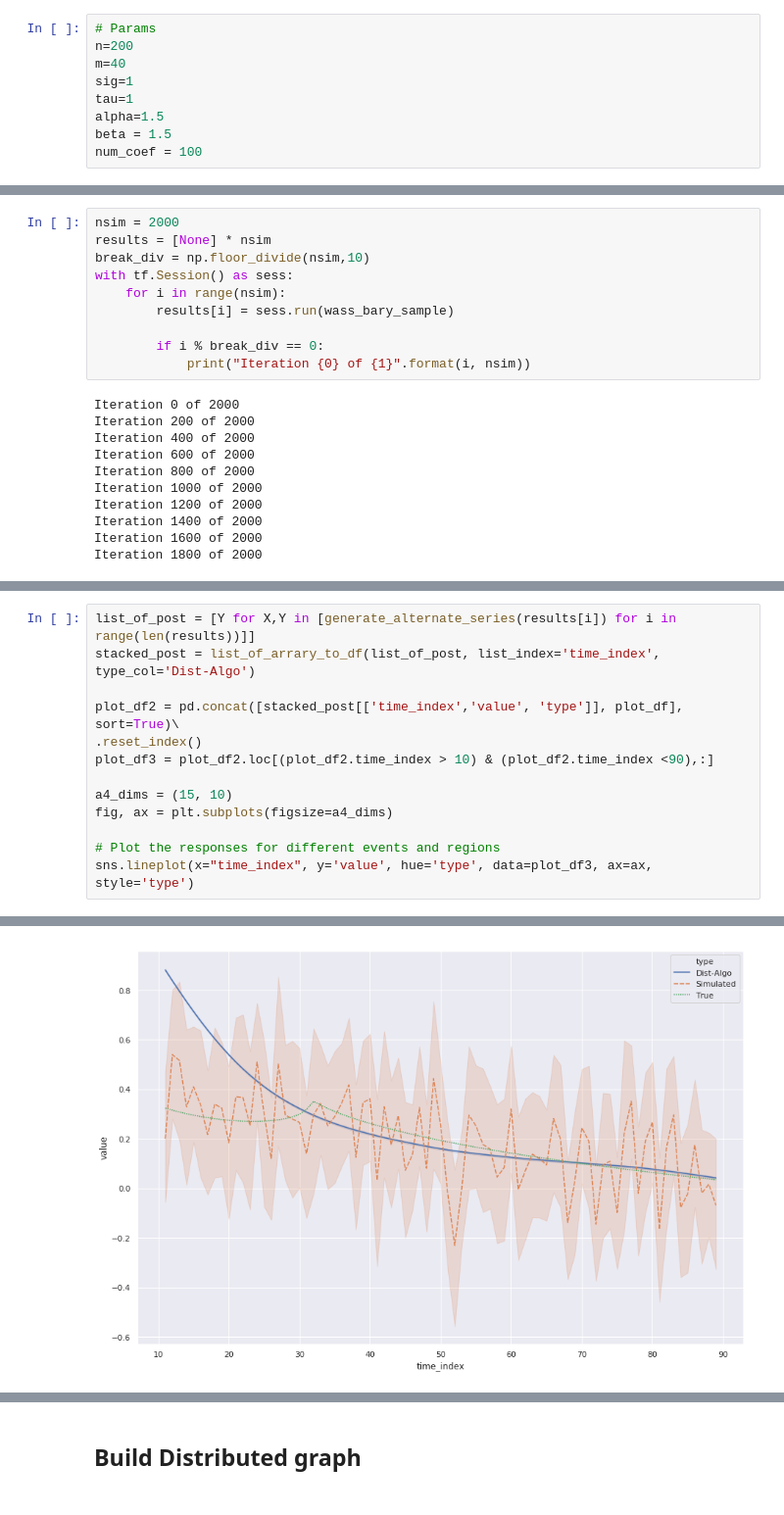
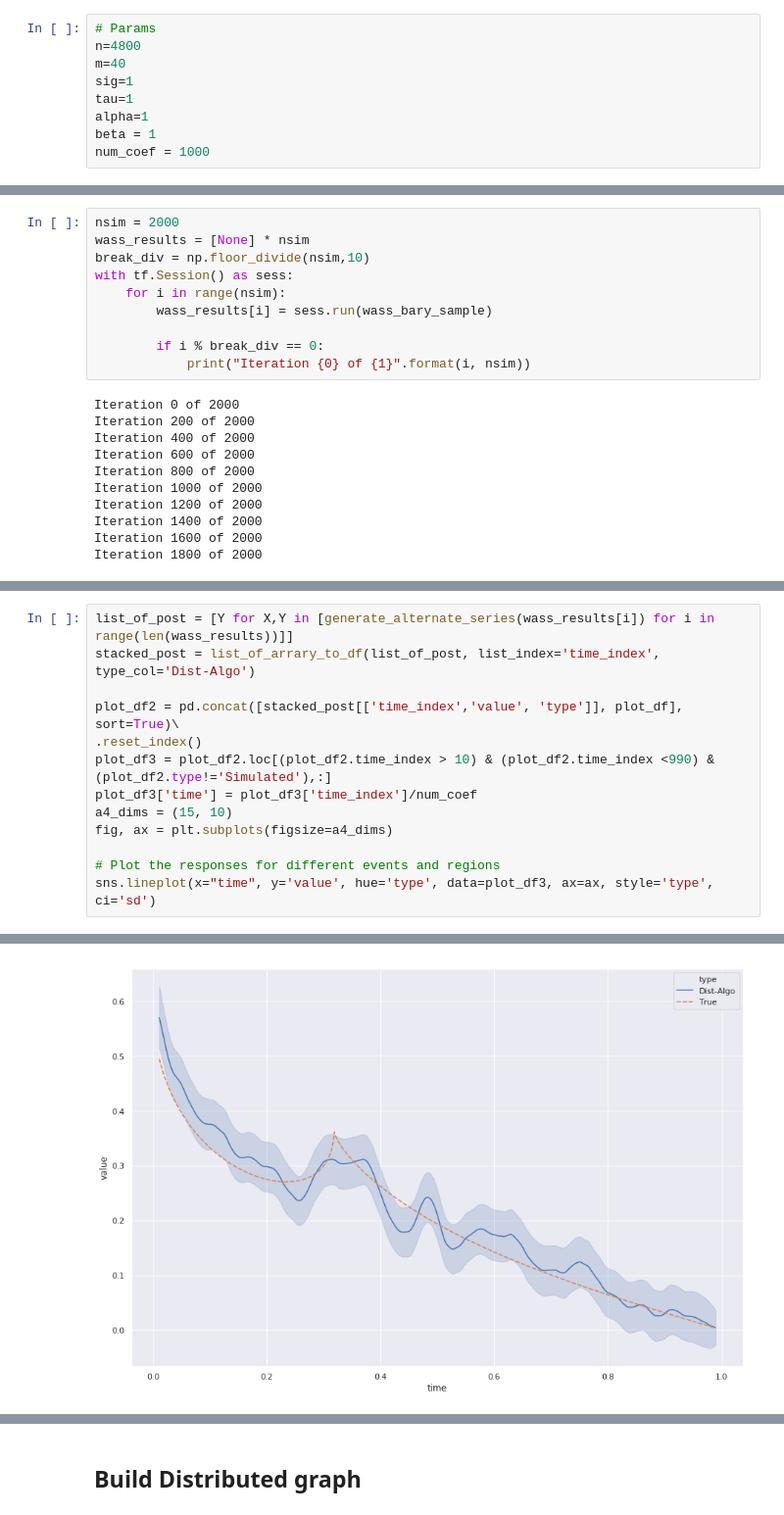
Before and after one commit to JTT94/distributed_posteriors, a Jupyter notebook: notebooks/Bobby/Wasserstein.ipynb, the cells around one changed output, grey strips where cells are left out. Shown at 98% size. Drawn from its saved outputs; the diff is of its cells as text.

```diff
--- a/notebooks/Bobby/Wasserstein.ipynb
+++ b/notebooks/Bobby/Wasserstein.ipynb
@@ -23,13 +23,13 @@ from src.posterior_samplers import posterior_sample, wasserstein_coefs, normal_s
 ## Generate Data
 # %%
 # Params
-n=200
+n=4800
 m=40
 sig=1
 tau=1
-alpha=1.5
-beta = 1.5
-num_coef = 100
+alpha=1
+beta = 1
+num_coef = 1000
 # %%
 signal = generate_theta(num_coeff=num_coef)
 observations = generate_grouped_data(signal, n=n, sig=sig, m=m)
@@ -108,10 +119,10 @@ wass_bary_sample
 # %%
 nsim = 2000
-results = [None] * nsim
+wass_results = [None] * nsim
 break_div = np.floor_divide(nsim,10)
 with tf.Session() as sess:
     for i in range(nsim):
-        results[i] = sess.run(wass_bary_sample)
+        wass_results[i] = sess.run(wass_bary_sample)
 
         if i % break_div == 0:
             print("Iteration {0} of {1}".format(i, nsim))
@@ -131,14 +142,14 @@ Iteration 1800 of 2000
 # %%
-list_of_post = [Y for X,Y in [generate_alternate_series(results[i]) for i in range(len(results))]]
+list_of_post = [Y for X,Y in [generate_alternate_series(wass_results[i]) for i in range(len(wass_results))]]
 stacked_post = list_of_arrary_to_df(list_of_post, list_index='time_index', type_col='Dist-Algo')
 
 plot_df2 = pd.concat([stacked_post[['time_index','value', 'type']], plot_df], sort=True)\
 .reset_index()
-plot_df3 = plot_df2.loc[(plot_df2.time_index > 10) & (plot_df2.time_index <90),:]
-
+plot_df3 = plot_df2.loc[(plot_df2.time_index > 10) & (plot_df2.time_index <990) & (plot_df2.type!='Simulated'),:]
+plot_df3['time'] = plot_df3['time_index']/num_coef
 a4_dims = (15, 10)
 fig, ax = plt.subplots(figsize=a4_dims)
 
 # Plot the responses for different events and regions
-sns.lineplot(x="time_index", y='value', hue='type', data=plot_df3, ax=ax, style='type')
+sns.lineplot(x="time", y='value', hue='type', data=plot_df3, ax=ax, style='type', ci='sd')
 # %% [output]
@@ -146 +161 @@ sns.lineplot(x="time_index", y='value', hue='type', data=plot_df3, ax=ax, style=
-[figure, old version]
+[figure, new version]
```
Also changed, not shown: parts of 17 cells of this notebook, 1 other file.
